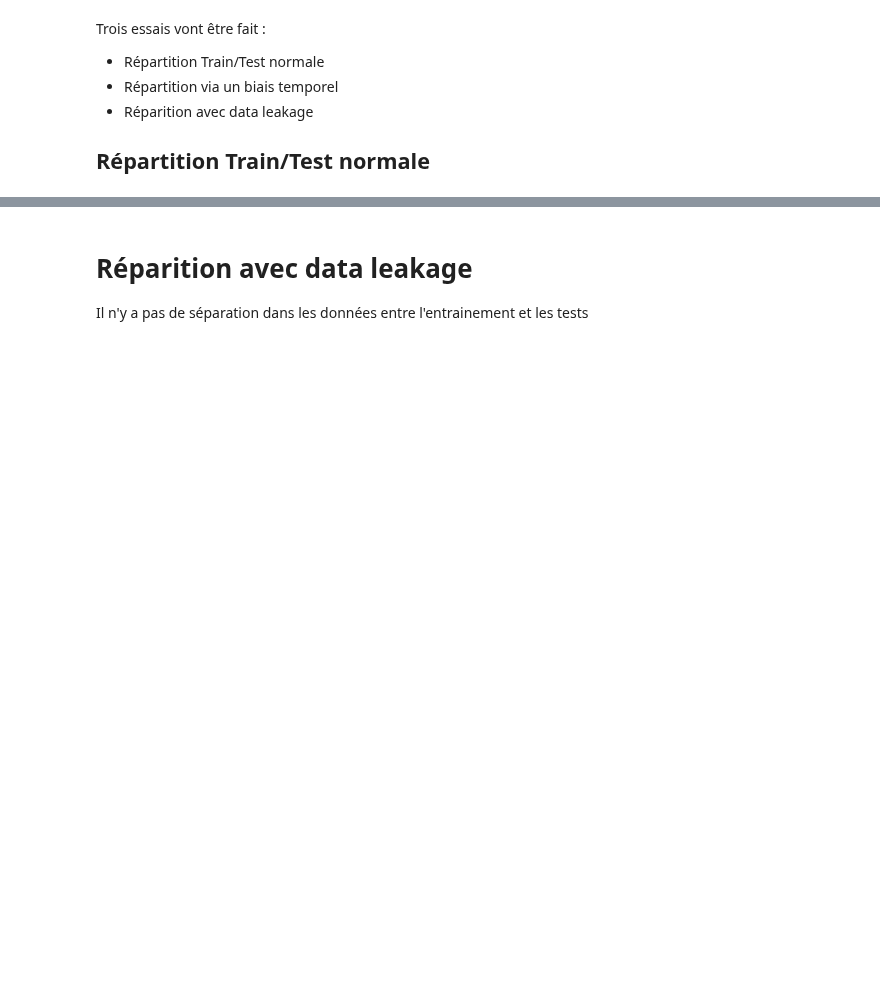
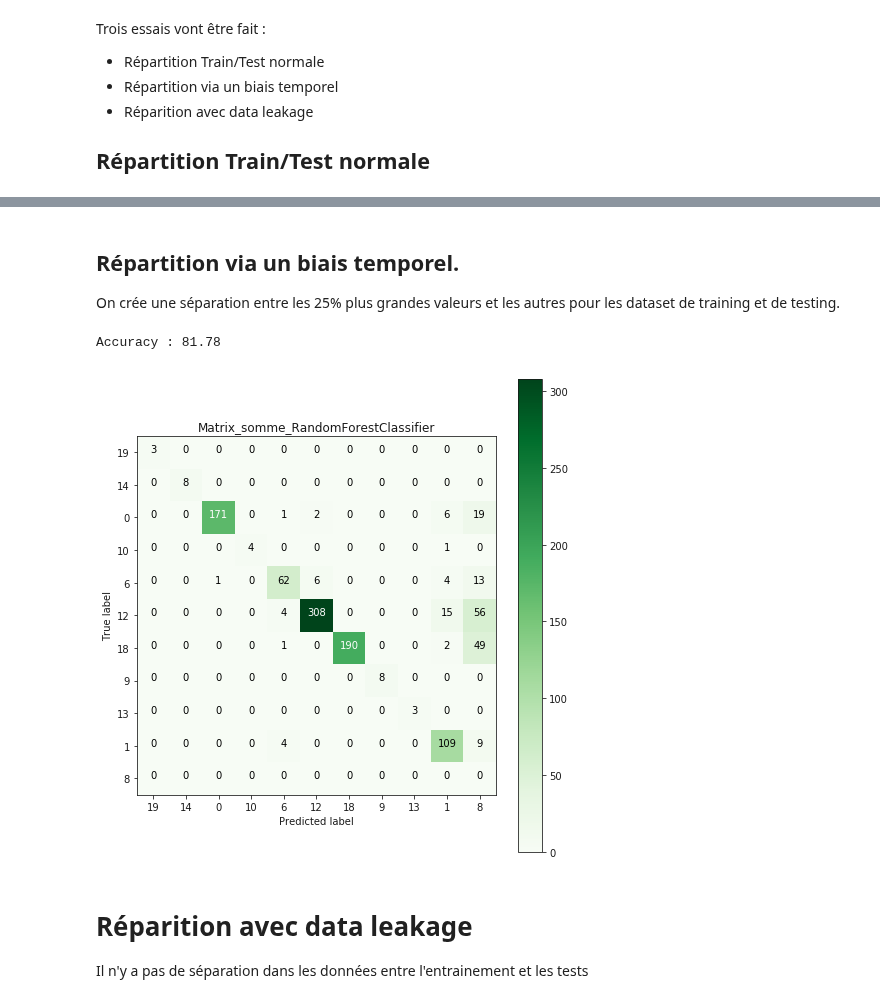
Before and after one commit to pfroide/python, a Jupyter notebook: Projet_5/p5_tests.ipynb, the cells around one changed output, grey strips where cells are left out. Drawn from its saved outputs; the diff is of its cells as text; code cells hidden in the pictures; blank space fills up the shorter version.

```diff
--- a/Projet_5/p5_tests.ipynb
+++ b/Projet_5/p5_tests.ipynb
@@ -430,3 +363,26 @@ Meilleur score :  95.28 pour {'max_depth': 10, 'n_estimators': 50}
+# %% [markdown]
+## Répartition via un biais temporel.
+
+On crée une séparation entre les 25% plus grandes valeurs et les autres pour les dataset de training et de testing.
+# %%
+# Essai avec biais somme
+xtrain = data[data['somme_total'] <= data['somme_total'].quantile(0.75)]
+xtest = data[data['somme_total'] > data['somme_total'].quantile(0.75)]
+ytrain = xtrain['labels']
+ytest = xtest['labels']
+del xtrain['labels']
+del xtest['labels']
+
+clf = RandomForestClassifier(max_depth=10, n_estimators=20)
+clf.fit(xtrain, ytrain)
+print('Accuracy :', round(clf.score(xtest, ytest)*100, 2))
+
+# Affichage de la matrice de confusion
+cnf_matrix = confusion_matrix(clf.predict(xtest), ytest, labels=ytrain.unique())
+plot_confusion_matrix(cnf_matrix, ytest.unique(), 'RandomForestClassifier', 'somme')
+# %% [output]
+Accuracy : 81.78
+[figure, added]
 # %% [markdown]
 # Réparition avec data leakage
 
```
Also changed, not shown: parts of 10 cells of this notebook.
